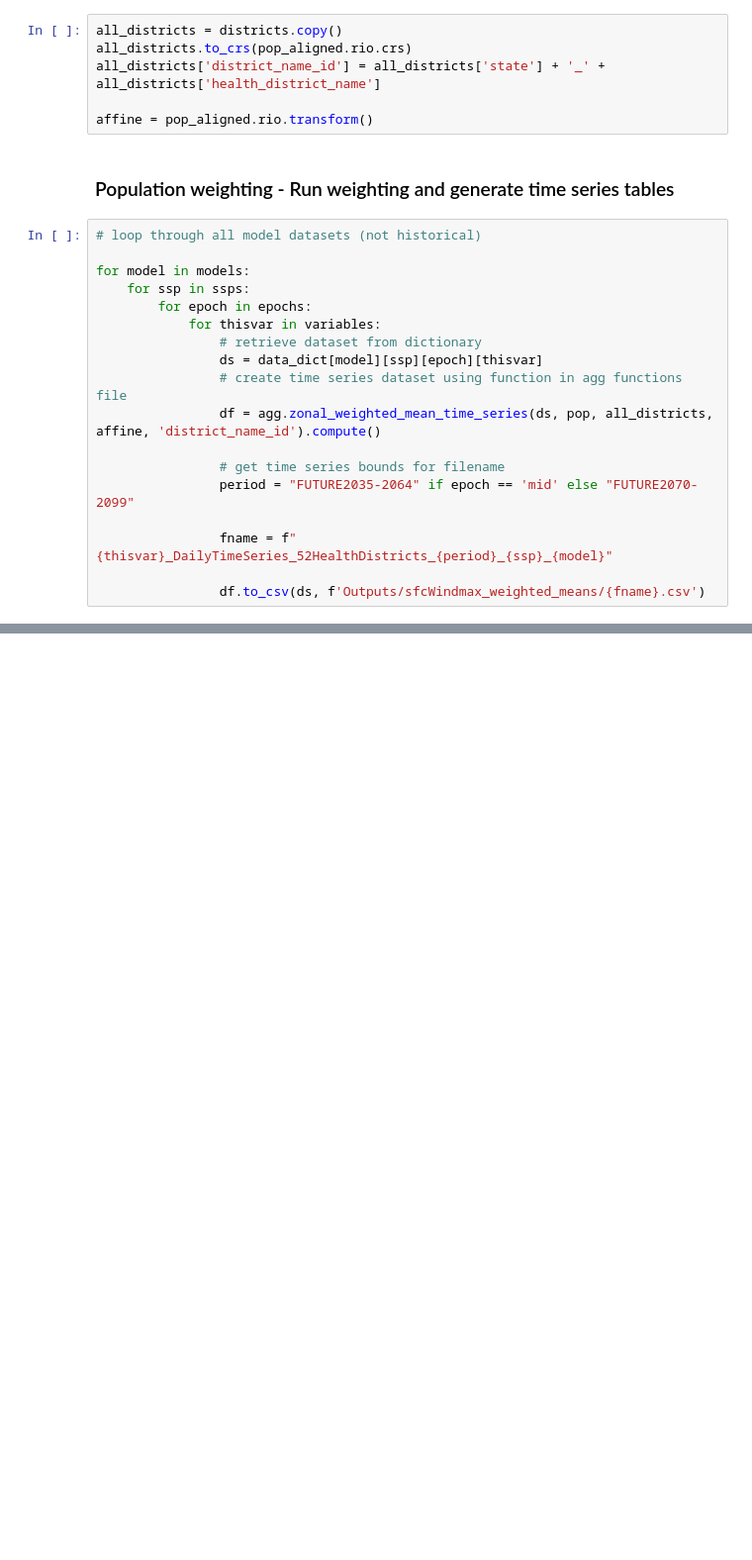
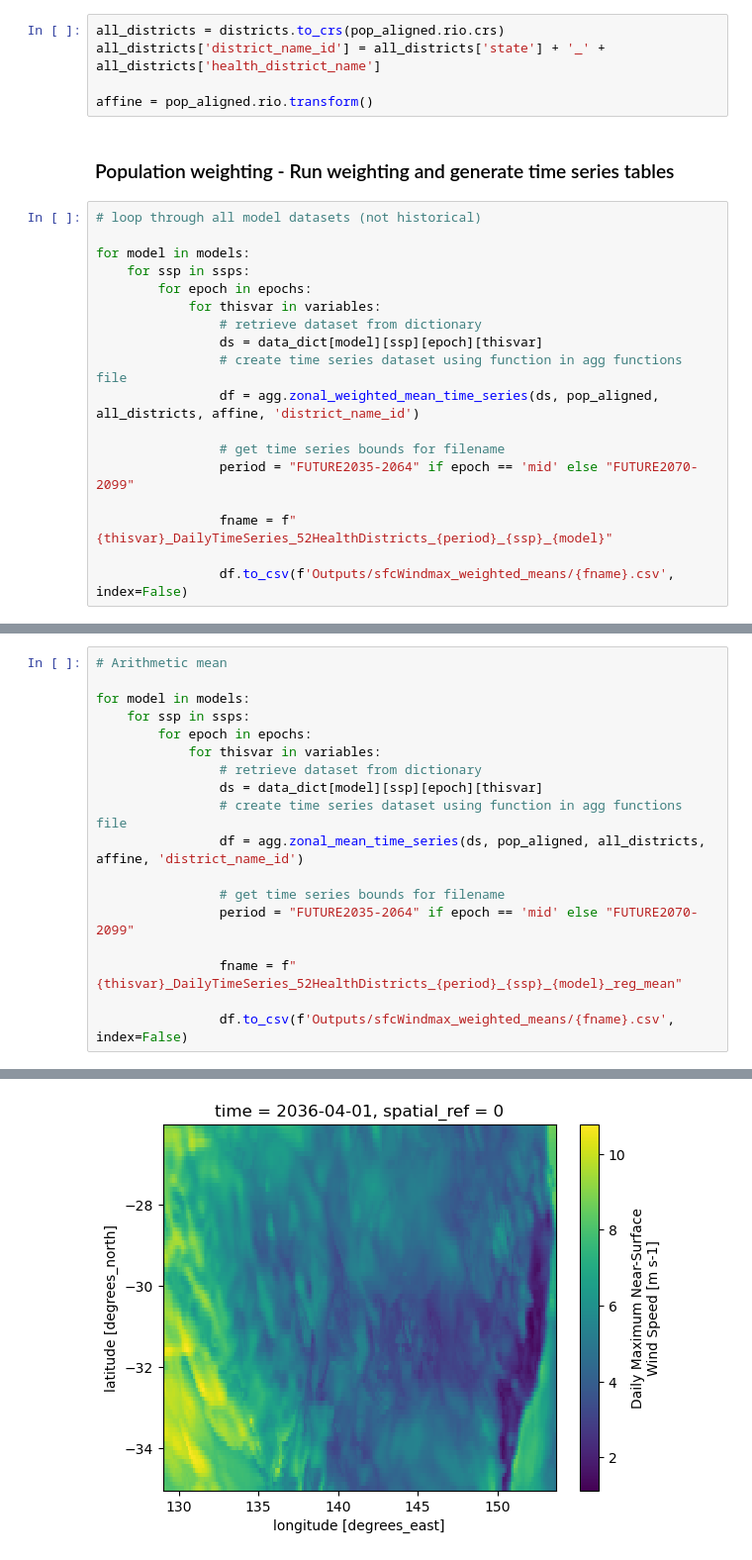
Before and after one commit to mosaic-insights/climate_health_reference_manual_2, a Jupyter notebook: sfcwindmax_wrangle.ipynb, the cells around one changed output, grey strips where cells are left out. Shown at 99% size. Cells and saved outputs as stored; diff of their text form; blank space fills up the shorter version.

```diff
--- a/sfcwindmax_wrangle.ipynb
+++ b/sfcwindmax_wrangle.ipynb
@@ -135,8 +135,7 @@ pop_aligned = pop_aligned.rename({'x': 'lon', 'y': 'lat'})
 # %% [markdown]
 ### Population weighting - prepare district polygons (reproject and extract transformation, create column name)
 # %%
-all_districts = districts.copy()
-all_districts.to_crs(pop_aligned.rio.crs)
+all_districts = districts.to_crs(pop_aligned.rio.crs)
 all_districts['district_name_id'] = all_districts['state'] + '_' +  all_districts['health_district_name']
 
 affine = pop_aligned.rio.transform()
@@ -152,11 +151,11 @@ for model in models:
                 # retrieve dataset from dictionary
                 ds = data_dict[model][ssp][epoch][thisvar]
                 # create time series dataset using function in agg functions file
-                df = agg.zonal_weighted_mean_time_series(ds, pop, all_districts, affine, 'district_name_id').compute()
+                df = agg.zonal_weighted_mean_time_series(ds, pop_aligned, all_districts, affine, 'district_name_id')
 
                 # get time series bounds for filename
                 period = "FUTURE2035-2064" if epoch == 'mid' else "FUTURE2070-2099"
 
                 fname = f"{thisvar}_DailyTimeSeries_52HealthDistricts_{period}_{ssp}_{model}"
 
-                df.to_csv(ds, f'Outputs/sfcWindmax_weighted_means/{fname}.csv')
+                df.to_csv(f'Outputs/sfcWindmax_weighted_means/{fname}.csv', index=False)
@@ -162,0 +164,19 @@ for model in models:
+# %%
+# Arithmetic mean
+
+for model in models:
+    for ssp in ssps:
+        for epoch in epochs:
+            for thisvar in variables:
+                # retrieve dataset from dictionary
+                ds = data_dict[model][ssp][epoch][thisvar]
+                # create time series dataset using function in agg functions file
+                df = agg.zonal_mean_time_series(ds, pop_aligned, all_districts, affine, 'district_name_id')
+
+                # get time series bounds for filename
+                period = "FUTURE2035-2064" if epoch == 'mid' else "FUTURE2070-2099"
+
+                fname = f"{thisvar}_DailyTimeSeries_52HealthDistricts_{period}_{ssp}_{model}_reg_mean"
+
+                df.to_csv(f'Outputs/sfcWindmax_weighted_means/{fname}.csv', index=False)
+# %% [output]
@@ -162,0 +184 @@ for model in models:
+[figure, added]
```
Also changed, not shown: parts of 9 cells of this notebook, 2 other files.
